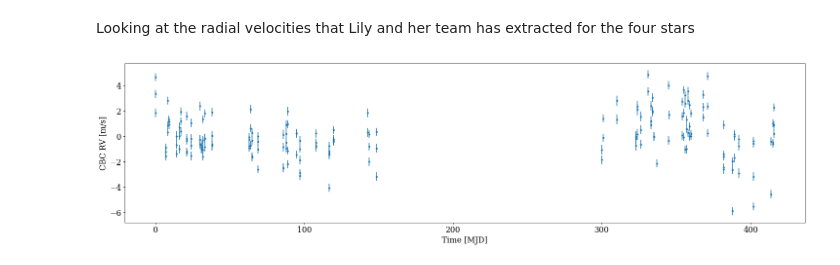
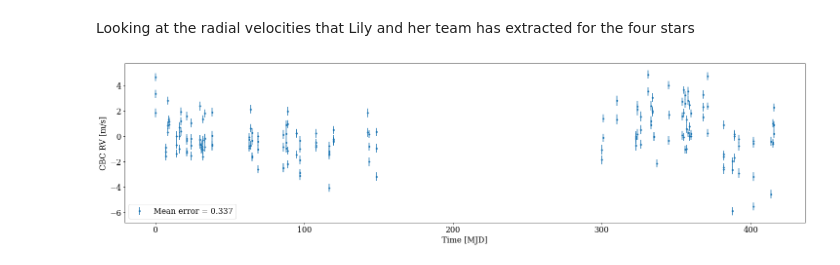
Before and after one commit to Harteg/bachelor-project, a Jupyter notebook: RV_lily_team_results.ipynb, the cells around one changed output. Saved outputs shown, nothing was run; the diff lists cells and outputs as text; code cells hidden in the pictures.

```diff
--- a/RV_lily_team_results.ipynb
+++ b/RV_lily_team_results.ipynb
@@ -20,32 +20,33 @@ files = [
     "lily_stellar_activity_data/26965_activity.csv",    # 1.
     "lily_stellar_activity_data/34411_activity.csv",    # 2. First one used
     "lily_stellar_activity_data/101501_activity.csv"    # 3.
 ]
 
 def plot_stuff1(df):
     plt.figure(figsize=(25,6))
     rv = df["CBC RV [m/s]"]
     rv_err = df["CBC RV Err. [m/s]"]
     t = df["Time [MJD]"]
     t = t - min(t)
-    plt.errorbar(t, rv, yerr=rv_err, fmt=".")
+    plt.errorbar(t, rv, yerr=rv_err, fmt=".", label=f"Mean error = {np.mean(rv_err):.3}")
     plt.xlabel("Time [MJD]")
     plt.ylabel("CBC RV [m/s]")
+    plt.legend()
 
 
 def plot_stuff2(df):
     plt.figure(figsize=(25,6))
     rv = df["CCF RV [m/s]"]
     rv_err = df["CCF RV Err. [m/s]"]
     t = df["Time [MJD]"]
     plt.errorbar(t, rv, yerr=rv_err, fmt=".")
     plt.xlabel("Time [MJD]")
     plt.ylabel("CBC RV [m/s]")
 
 
 # plot_stuff1(pd.read_csv(files[0]))
 # plot_stuff1(pd.read_csv(files[1]))
 plot_stuff1(pd.read_csv(files[2]))
 # plot_stuff1(pd.read_csv(files[3]))
 # %% [output]
-[figure, old version]
+[figure, new version]
```
Also changed, not shown: 13 other files.
